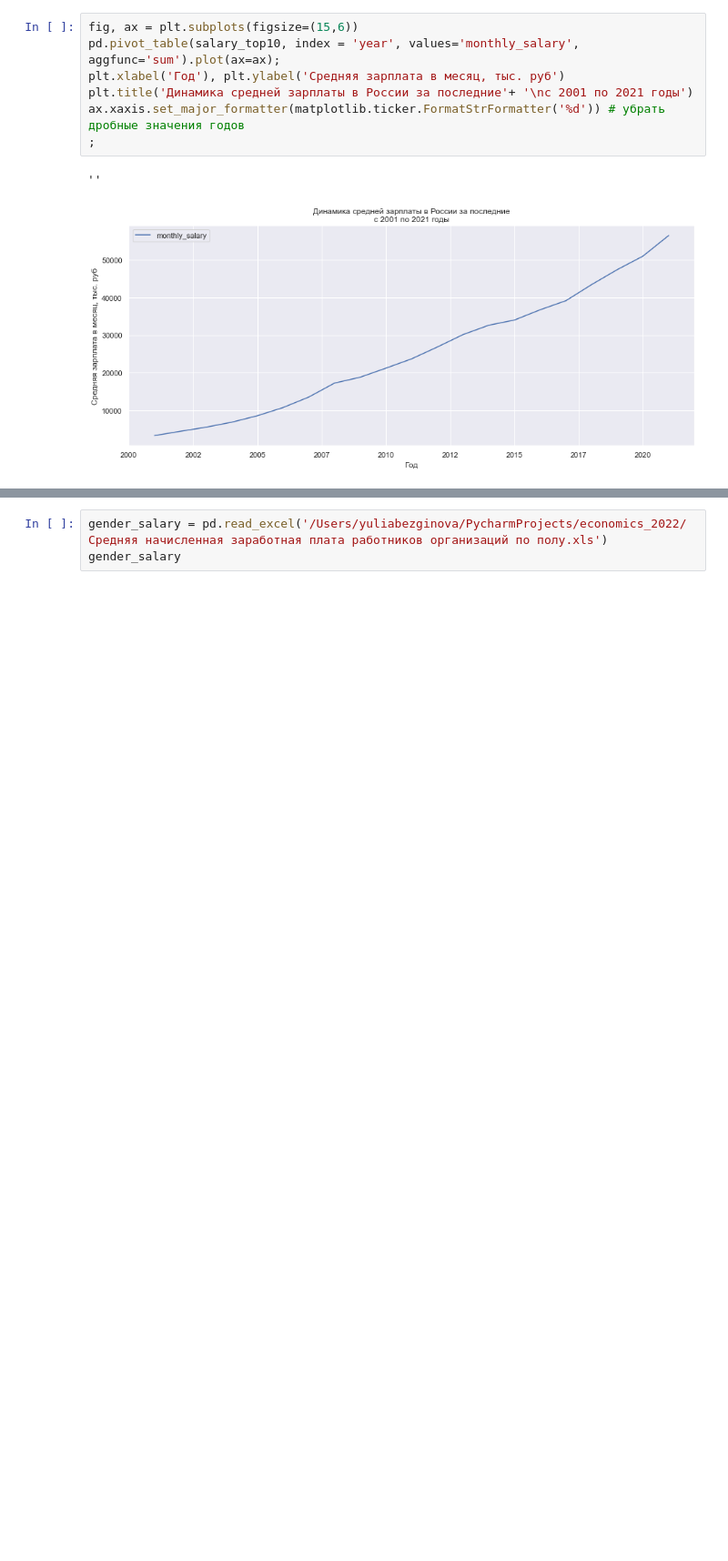
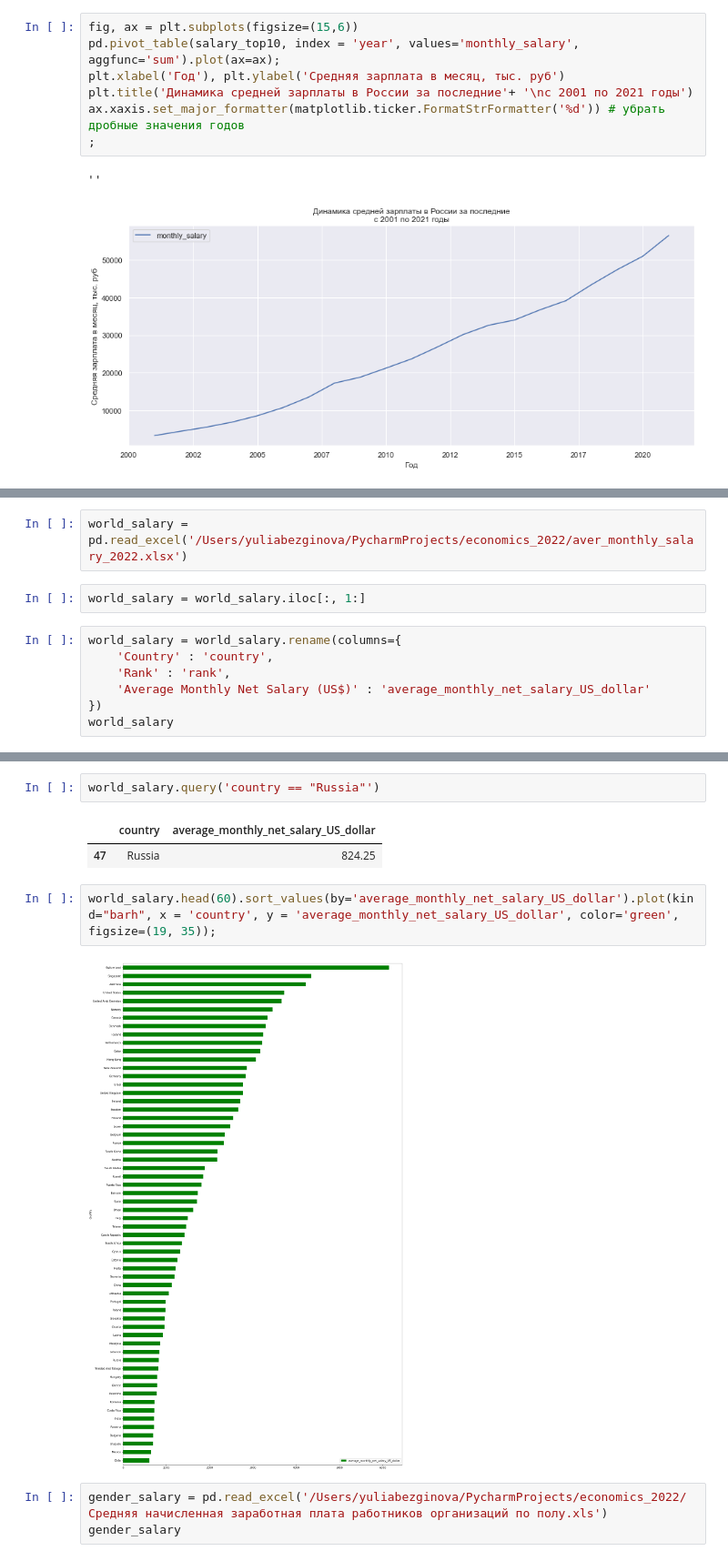
Before and after one commit to ybezginova2016/economics_2022, a Jupyter notebook: economics_2022.ipynb, the cells around one changed output, grey strips where cells are left out. Shown at 91% size. Saved outputs shown, nothing was run; the diff lists cells and outputs as text; blank space fills up the shorter version.

```diff
--- a/economics_2022.ipynb
+++ b/economics_2022.ipynb
@@ -462,0 +469,11 @@ ax.xaxis.set_major_formatter(matplotlib.ticker.FormatStrFormatter('%d')) # уб
+# %%
+world_salary = pd.read_excel('/Users/yuliabezginova/PycharmProjects/economics_2022/aver_monthly_salary_2022.xlsx')
+# %%
+world_salary = world_salary.iloc[:, 1:]
+# %%
+world_salary = world_salary.rename(columns={
+    'Country' : 'country',
+    'Rank' : 'rank',
+    'Average Monthly Net Salary (US$)' : 'average_monthly_net_salary_US_dollar'
+})
+world_salary
@@ -463,3 +594,12 @@ ax.xaxis.set_major_formatter(matplotlib.ticker.FormatStrFormatter('%d')) # уб
+# %%
+world_salary.query('country == "Russia"')
+# %% [output]
+|  | country | average_monthly_net_salary_US_dollar |
+| 47 | Russia | 824.25 |
+# %%
+world_salary.head(60).sort_values(by='average_monthly_net_salary_US_dollar').plot(kind="barh", x = 'country', y = 'average_monthly_net_salary_US_dollar', color='green', figsize=(19, 35));
+# %% [output]
+[figure, added]
 # %%
 gender_salary = pd.read_excel('/Users/yuliabezginova/PycharmProjects/economics_2022/Средняя начисленная заработная плата работников организаций по полу.xls')
 gender_salary
```
Also changed, not shown: parts of 15 cells of this notebook, 1 other file.
